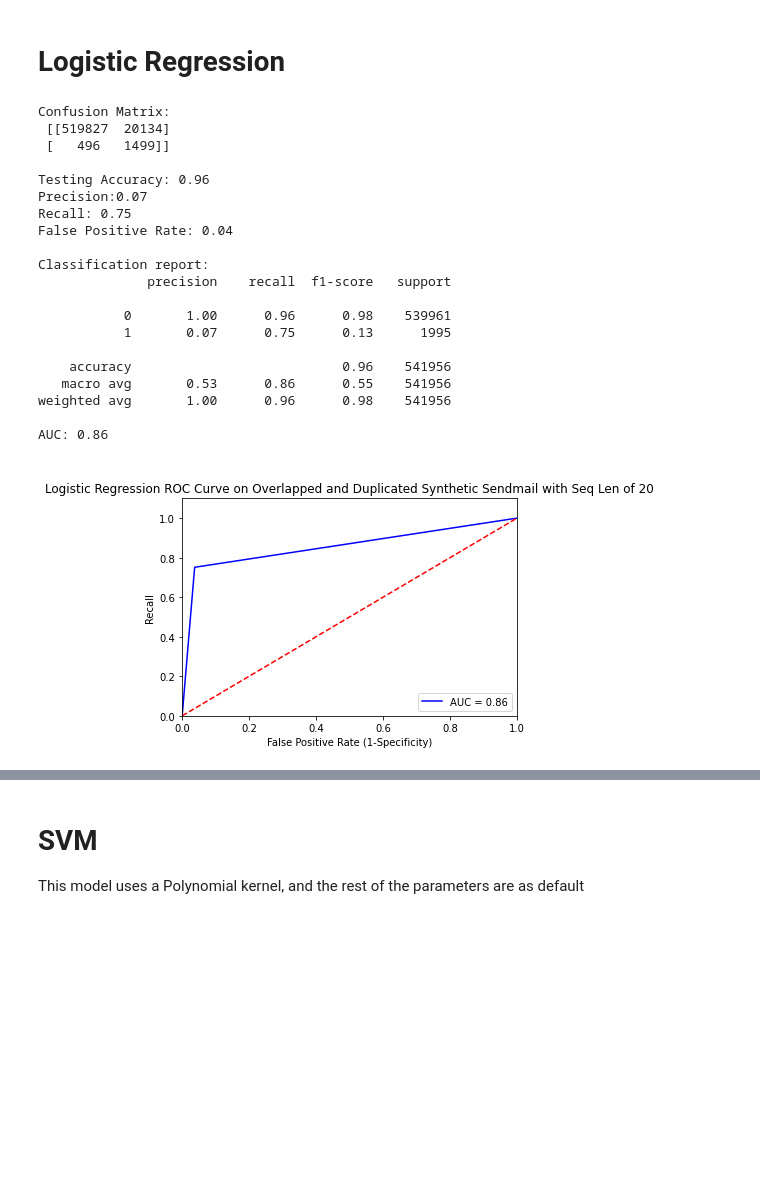
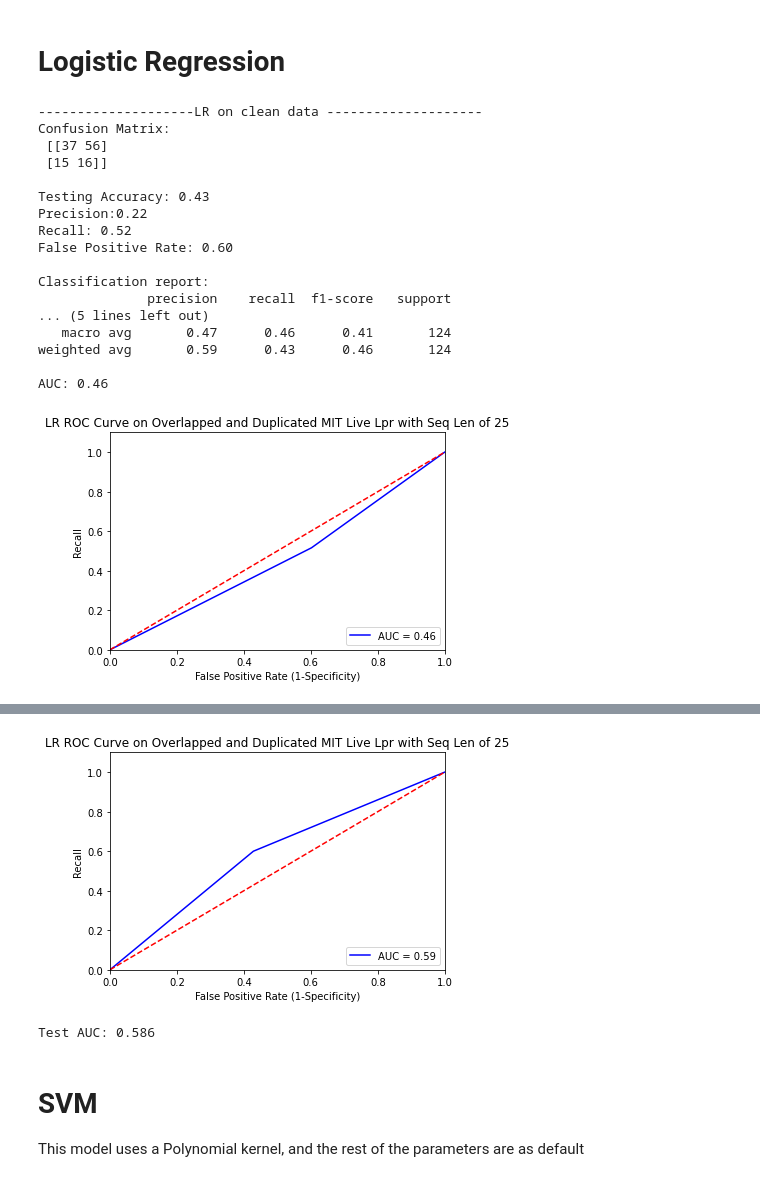
Before and after one commit to NganTran-0017/HIDS, a Jupyter notebook: ML_HIDS.ipynb, the cells around one changed output, grey strips where cells are left out. Drawn from its saved outputs; the diff is of its cells as text; code cells hidden in the pictures; blank space fills up the shorter version.

Commit message:
Updated workflow, remove overlap between training and testing sets, clean a proportion of testing set

```diff
--- a/ML_HIDS.ipynb
+++ b/ML_HIDS.ipynb
@@ -484,0 +707,14 @@ Intrusion len: 6755
+# %%
+# If the CLEAN parameter at the top is checked, we'll train the model with clean data
+if CLEAN:
+  filt = y_train == 0
+  train_normal = x_train.loc[filt]
+  train_intrusion = x_train.loc[~filt]
+  normal, intrusion = clean_data(train_normal, train_intrusion) # clean normal and intrusion in Train
+
+  normal['Label'] = 0; intrusion['Label'] = 1
+  x_train = normal.append(intrusion, ignore_index = True)
+  x_train = x_train.sample(frac = 1)
+  x_train.reset_index(drop=True, inplace = True)
+  y_train = x_train['Label']
+  x_train.drop(columns = 'Label', inplace = True)
@@ -513,0 +754,4 @@ Test set: Intrusion vs. Normal cases 1995 539961
+# %%
+filt = y_train == 0
+normal_train = x_train.loc[filt]
+normal_train
@@ -513,0 +772,3 @@ Test set: Intrusion vs. Normal cases 1995 539961
+# %%
+intrusion_train = x_train.loc[~filt]
+intrusion_train
@@ -706,47 +1007,34 @@ write_to_file(KM_test, 'KM')
 # %%
 from sklearn.linear_model import LogisticRegression
 
 # Fit the model on the training set
 lgModel = LogisticRegression().fit(x_train, y_train)
-y_pred = lgModel.predict(x_train)
+#y_pred = lgModel.predict(x_train)
 
 # Recording TPR and FPR for the TESTING ROC curves
-LR_train = {}
-LR_train['fpr'], LR_train['tpr'], thresh = roc_curve(y_train, y_pred)
-LR_train['auc'] = roc_auc_score(y_train, y_pred)
+#LR_train = {}
+#LR_train['fpr'], LR_train['tpr'], thresh = roc_curve(y_train, y_pred)
+#LR_train['auc'] = roc_auc_score(y_train, y_pred)
 
-
-## TESTING Logistic Regression
-y_predicted = lgModel.predict(x_test)
-
-# Evaluating Performance on Testing data
-print_performance('\nLogistic Regression', y_test, y_predicted)
-
-# Recording TPR and FPR for the multi-ROC curves
-LR_test = {}
-LR_test['fpr'], LR_test['tpr'], thresh = roc_curve(y_test, y_predicted)
-LR_test['auc'] = roc_auc_score(y_test, y_predicted)
-
-print('Train AUC: %.3f vs Test AUC: %.3f' %(LR_train['auc'], LR_test['auc']))
+## TESTING Logistic Regression with clean data and unclean data
+LR_clean_perf   = test_model(test_clean, y_test_clean, lgModel, 'LR', 'clean'); print('\n\n')
+LR_unclean_perf = test_model(test_unclean, y_test_unclean, lgModel, 'LR', 'unclean')
 # %% [output]
+--------------------LR on clean data --------------------
 Confusion Matrix:
- [[519827  20134]
- [   496   1499]]
+ [[37 56]
+ [15 16]]
 
-Testing Accuracy: 0.96
-Precision:0.07
-Recall: 0.75
-False Positive Rate: 0.04
+Testing Accuracy: 0.43
+Precision:0.22
+Recall: 0.52
+False Positive Rate: 0.60
 
 Classification report:
               precision    recall  f1-score   support
+... (5 lines left out)
+   macro avg       0.47      0.46      0.41       124
+weighted avg       0.59      0.43      0.46       124
 
-           0       1.00      0.96      0.98    539961
-           1       0.07      0.75      0.13      1995
-
-    accuracy                           0.96    541956
-   macro avg       0.53      0.86      0.55    541956
-weighted avg       1.00      0.96      0.98    541956
-
-AUC: 0.86
+AUC: 0.46
-[figure, old version]
+[figure, new version]
@@ -754,2 +1058,4 @@ Train AUC: 0.860 vs Test AUC: 0.857
+[figure, added]
+Test AUC: 0.586
 # %%
 # Save performance to text file
```
Also changed, not shown: parts of 88 cells of this notebook.
